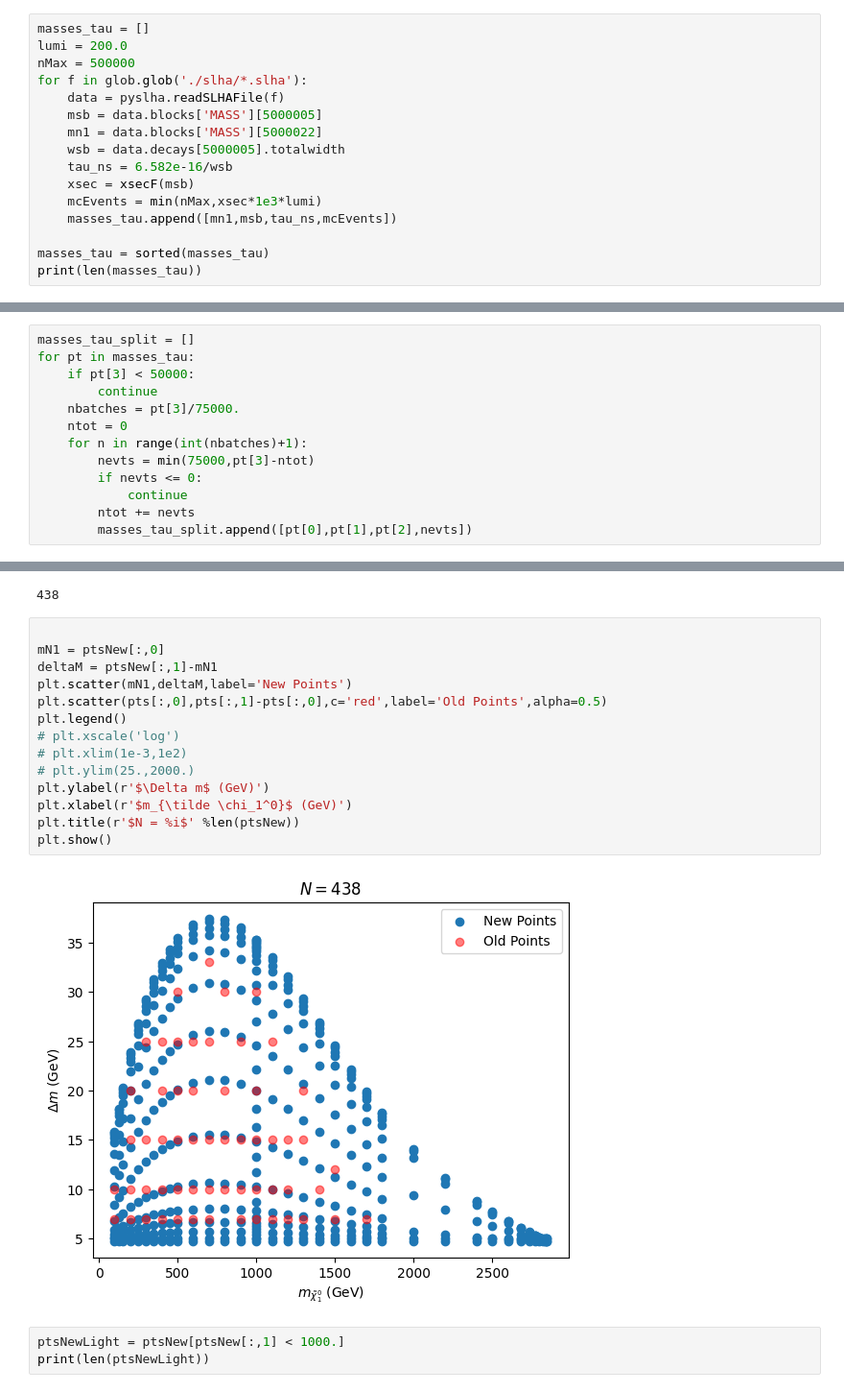
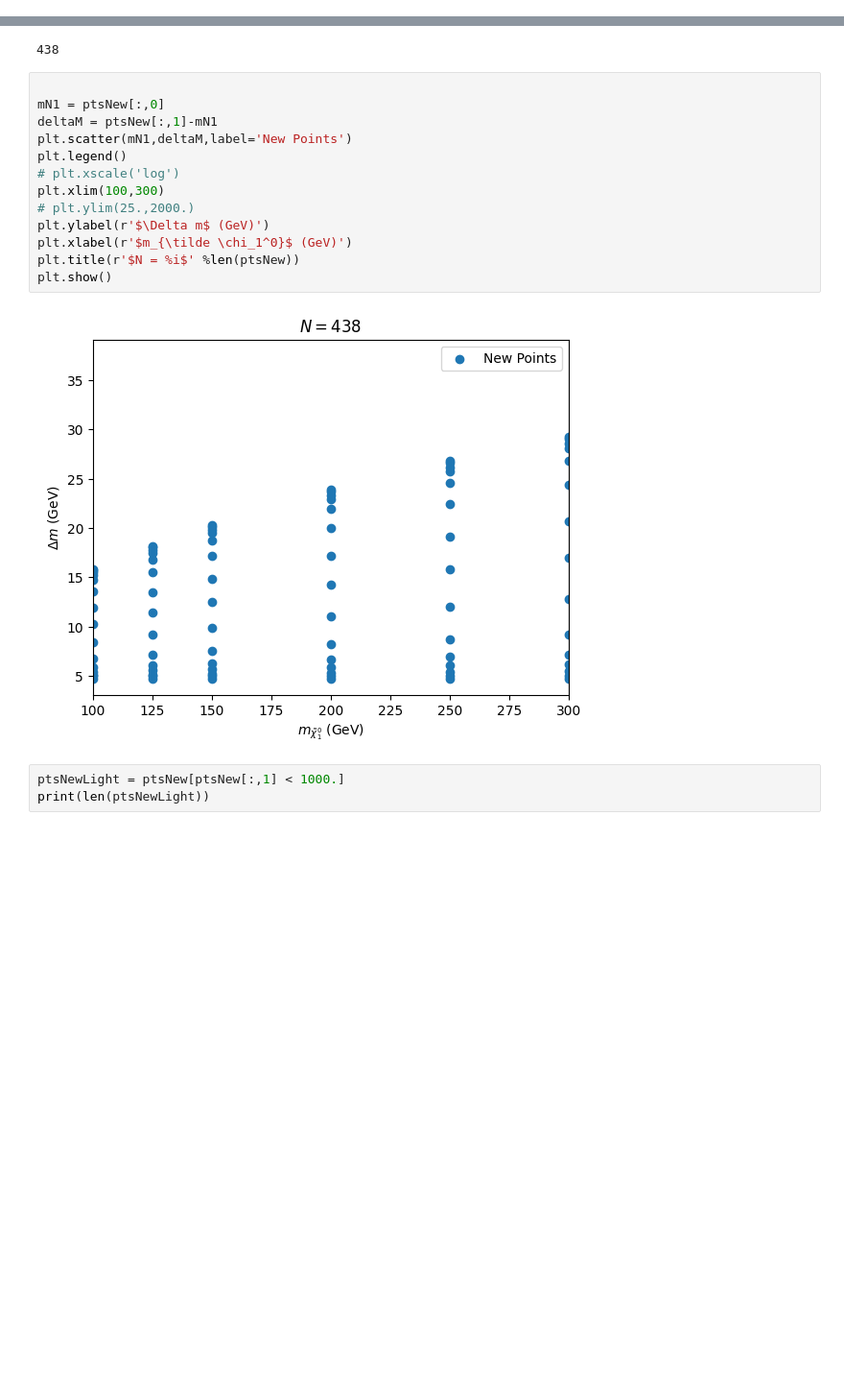
Before and after one commit to andlessa/LLP-CDFO, a Jupyter notebook: massesScan.ipynb, the cells around one changed output, grey strips where cells are left out. Shown at 96% size. Saved outputs shown, nothing was run; the diff lists cells and outputs as text; blank space fills up the shorter version.

```diff
--- a/massesScan.ipynb
+++ b/massesScan.ipynb
@@ -9,16 +4,0 @@ from plotting.nloSbottomXsec import xsecF
-# %%
-masses_tau = []
-lumi = 200.0
-nMax = 500000
-for f in glob.glob('./slha/*.slha'):
-    data = pyslha.readSLHAFile(f)
-    msb = data.blocks['MASS'][5000005]
-    mn1 = data.blocks['MASS'][5000022]
-    wsb = data.decays[5000005].totalwidth
-    tau_ns = 6.582e-16/wsb
-    xsec = xsecF(msb)
-    mcEvents = min(nMax,xsec*1e3*lumi)
-    masses_tau.append([mn1,msb,tau_ns,mcEvents])
-
-masses_tau = sorted(masses_tau)
-print(len(masses_tau))
@@ -53,13 +4,0 @@ print(str(ptsIni).replace("'", ""))
-# %%
-masses_tau_split = []
-for pt in masses_tau:
-    if pt[3] < 50000:
-        continue
-    nbatches = pt[3]/75000.
-    ntot = 0
-    for n in range(int(nbatches)+1):
-        nevts = min(75000,pt[3]-ntot)
-        if nevts <= 0:
-            continue
-        ntot += nevts
-        masses_tau_split.append([pt[0],pt[1],pt[2],nevts])
@@ -94,19 +26,18 @@ ptsNew = np.array(masses_tauNew)
 # %%
 
 mN1 = ptsNew[:,0]
 deltaM = ptsNew[:,1]-mN1
 plt.scatter(mN1,deltaM,label='New Points')
-plt.scatter(pts[:,0],pts[:,1]-pts[:,0],c='red',label='Old Points',alpha=0.5)
 plt.legend()
 # plt.xscale('log')
-# plt.xlim(1e-3,1e2)
+plt.xlim(100,300)
 # plt.ylim(25.,2000.)
 plt.ylabel(r'$\Delta m$ (GeV)')
 plt.xlabel(r'$m_{\tilde \chi_1^0}$ (GeV)')
 plt.title(r'$N = %i$' %len(ptsNew))
 plt.show()
 # %% [output]
-[figure, old version]
+[figure, new version]
 # %%
 ptsNewLight = ptsNew[ptsNew[:,1] < 1000.]
 print(len(ptsNewLight))
```
Also changed, not shown: parts of 10 cells of this notebook, 9 other files.
